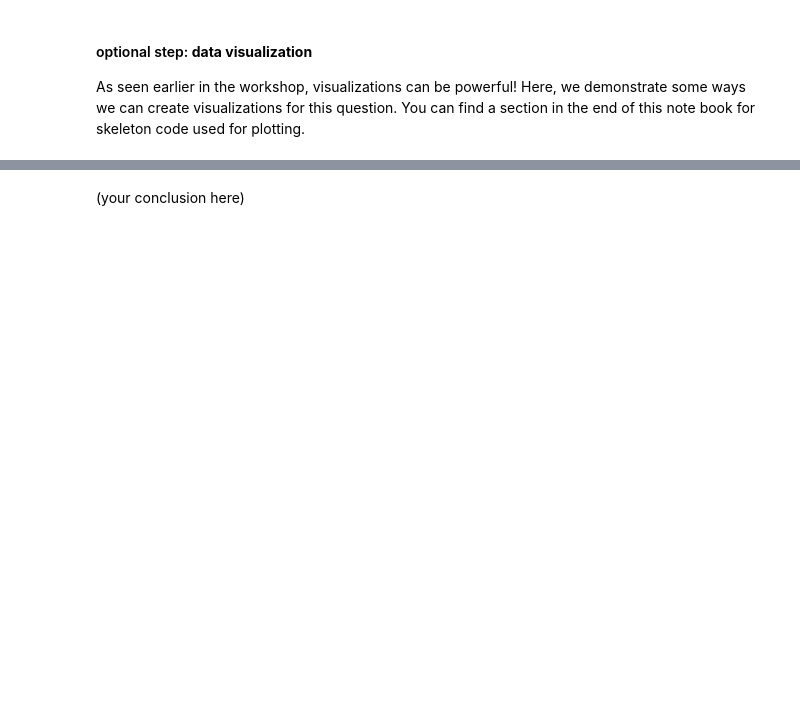
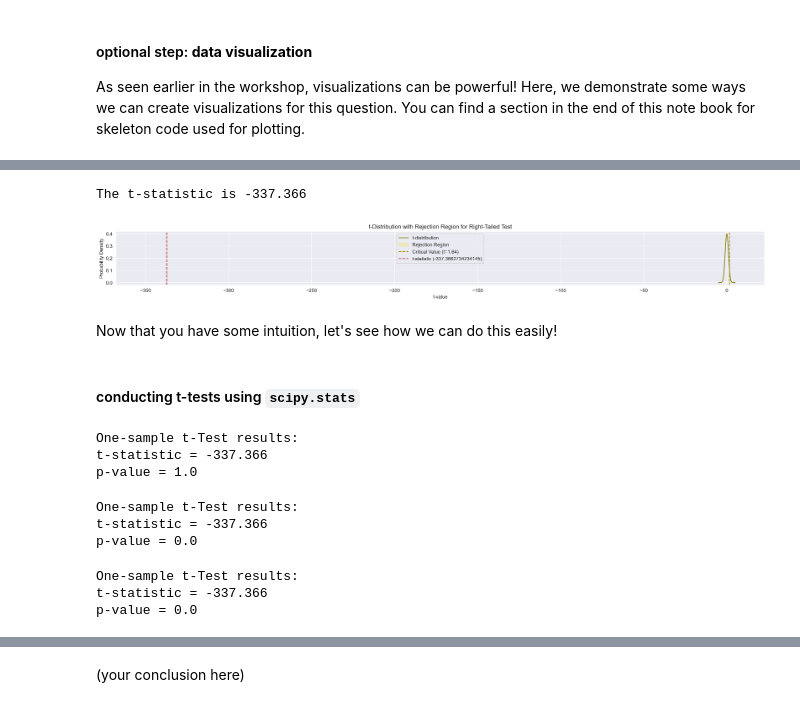
Before and after one commit to yusunnyf/Fall-24-ES-Workshops, a Jupyter notebook: Intro to Statistical Analysis/workshop2.ipynb, the cells around one changed output, grey strips where cells are left out. Drawn from its saved outputs; the diff is of its cells as text; code cells hidden in the pictures; blank space fills up the shorter version.

```diff
--- a/Intro to Statistical Analysis/workshop2.ipynb
+++ b/Intro to Statistical Analysis/workshop2.ipynb
@@ -352,0 +391,12 @@ plt.savefig("filename")
+# %%
+x = ca_2011_2013['o3']
+n = len(x)
+x_bar = np.mean(x)
+mu_0 = 0.07
+s = np.std(x, ddof=1) # ddof = 1 for *sample* standard deviation
+sqrt_n = np.sqrt(n)
+
+t_stat = (x_bar - mu_0) / (s / sqrt_n)
+print(f"The t-statistic is {t_stat:.3f}")
+# %% [output]
+The t-statistic is -337.366
@@ -353,22 +433,69 @@ plt.savefig("filename")
+# %%
+x = ca_2011_2013['o3']
+dof = len(x) - 1
+x_axis = np.linspace(-350, 5, 100)
+y_axis = np.array([0]*100)
+
+x_t = np.linspace(-5, 5, 100)
+y = stats.t.pdf(x_t, dof)
+alpha = 0.05
+
+# Calculate the critical t-value for the right-tailed test
+# identical to: critical_value = t.ppf(q = 0.95, df = dof)
+critical_value = stats.t.ppf(q = 1 - alpha, df = dof)
+
+# Create the plot
+fig, ax = plt.subplots(1, 1, figsize=(24, 2), dpi=200)
+plt.plot(x_axis,y_axis, alpha = 0)
+plt.plot(x_t, y, label='t-distribution', color='olive')
+
+# Shade the rejection region
+x_fill = np.linspace(critical_value, 5, 100)
+y_fill = stats.t.pdf(x_fill, dof)
+plt.fill_between(x_fill, y_fill, color='khaki', alpha=0.5, label='Rejection Region')
+
+# Add a vertical line at the critical value
+plt.axvline(x=critical_value, color='darkgoldenrod', linestyle='--', label=f'Critical Value (t={critical_value:.2f})')
+plt.axvline(x=t_stat, color='firebrick', linestyle='--', label=f't-statistic ({t_stat})')
+# Add labels and title
+plt.title('t-Distribution with Rejection Region for Right-Tailed Test')
+plt.xlabel('t-value')
+plt.ylabel('Probability Density')
+plt.legend()
+plt.show()
+# %% [output]
+[figure, added]
+# %% [markdown]
+Now that you have some intuition, let's see how we can do this easily!
+# %% [markdown]
+#### conducting t-tests using `scipy.stats`
 # %%
-# import 1 sample t-test from scipy
-from scipy.stats import t
-from scipy.stats import ttest_1samp
-
 # peform one-tailed one-sample t-test
 x = ca_2011_2013['o3']
-t_stat, p_value = ttest_1samp(a = x,
+t_stat, p_value = stats.ttest_1samp(a = x,
                               popmean = 0.070,
                               alternative="greater")
 print(f"One-sample t-Test results: \nt-statistic = {t_stat:0.3f} \np-value = {p_value}")
+# %% [output]
+One-sample t-Test results:
+t-statistic = -337.366
+p-value = 1.0
 # %%
 # what if we delete the alternative?
-t_stat, p_value = ttest_1samp(a = x,
+t_stat, p_value = stats.ttest_1samp(a = x,
                               popmean = 0.070)
 print(f"One-sample t-Test results: \nt-statistic = {t_stat:0.3f} \np-value = {p_value}")
+# %% [output]
+One-sample t-Test results:
+t-statistic = -337.366
+p-value = 0.0
 # %%
 # what if we change the alternative to "less"?
-t_stat, p_value = ttest_1samp(a = x,
+t_stat, p_value = stats.ttest_1samp(a = x,
                               popmean = 0.070,
                               alternative="less")
 print(f"One-sample t-Test results: \nt-statistic = {t_stat:0.3f} \np-value = {p_value}")
+# %% [output]
+One-sample t-Test results:
+t-statistic = -337.366
+p-value = 0.0
```
Also changed, not shown: parts of 56 cells of this notebook, 3 other files.
